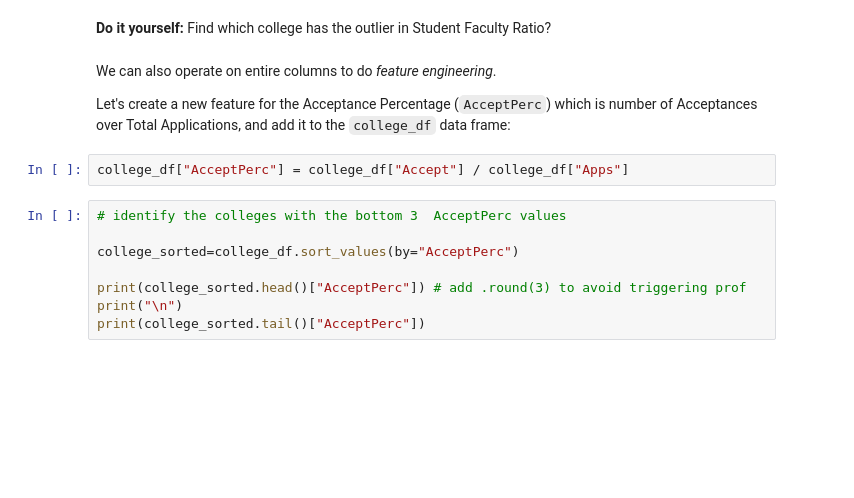
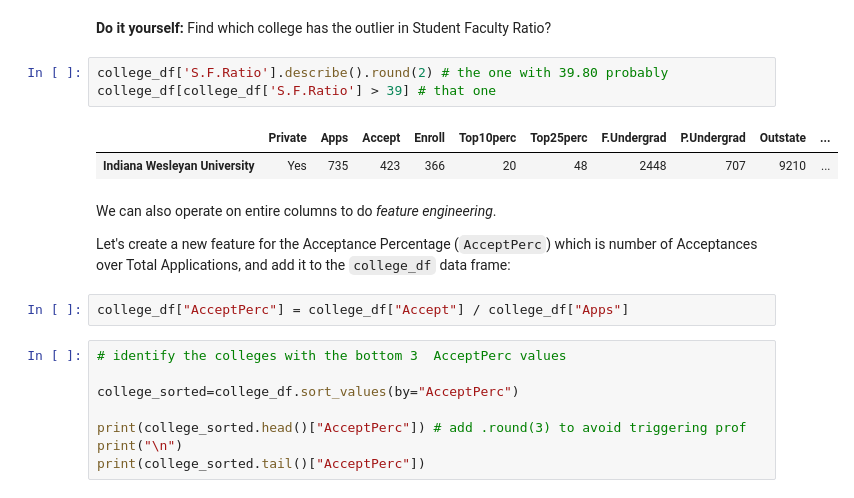
Before and after one commit to chrismji/Datasci-and-Ai-in-Bus, a Jupyter notebook: T1_Managing_data.ipynb, the cells around one changed output. Cells and saved outputs as stored; diff of their text form; blank space fills up the shorter version.

```diff
--- a/T1_Managing_data.ipynb
+++ b/T1_Managing_data.ipynb
@@ -177,5 +319,11 @@ college_df[college_df.Outstate < 3000]
 # %% [markdown]
 **Do it yourself:** Find which college has the outlier in Student Faculty Ratio?
+# %%
+college_df['S.F.Ratio'].describe().round(2) # the one with 39.80 probably
+college_df[college_df['S.F.Ratio'] > 39] # that one
+# %% [output]
+|  | Private | Apps | Accept | Enroll | Top10perc | Top25perc | F.Undergrad | P.Undergrad | Outstate | ... |
+| Indiana Wesleyan University | Yes | 735 | 423 | 366 | 20 | 48 | 2448 | 707 | 9210 | ... |
 # %% [markdown]
 
 We can also operate on entire columns to do *feature engineering*.
```
Also changed, not shown: parts of 13 cells of this notebook.
